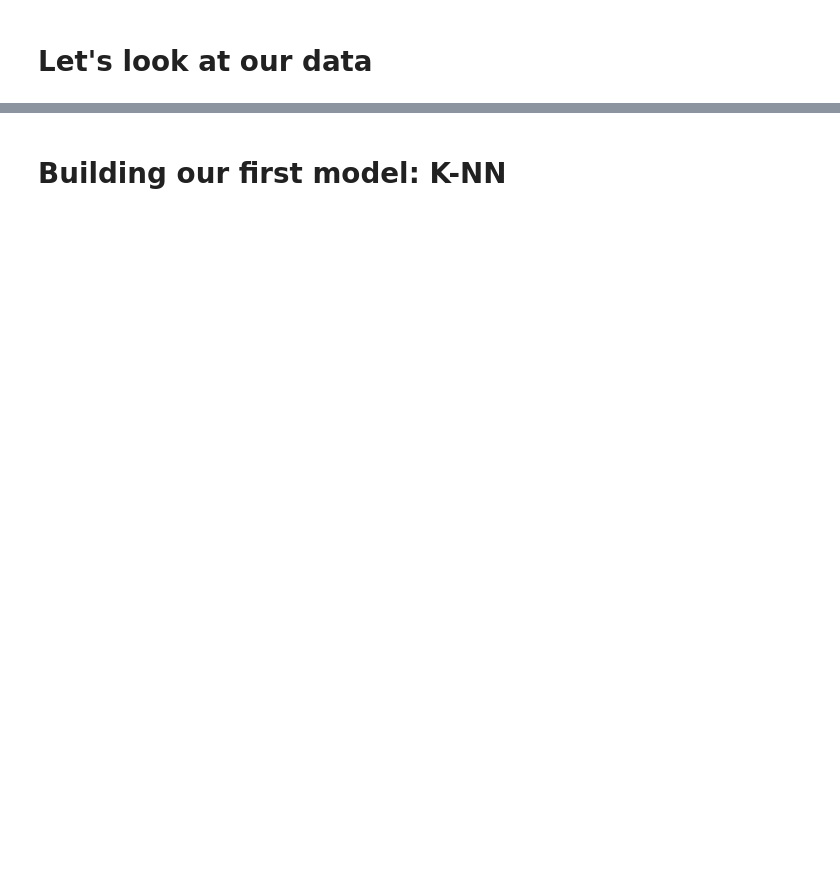
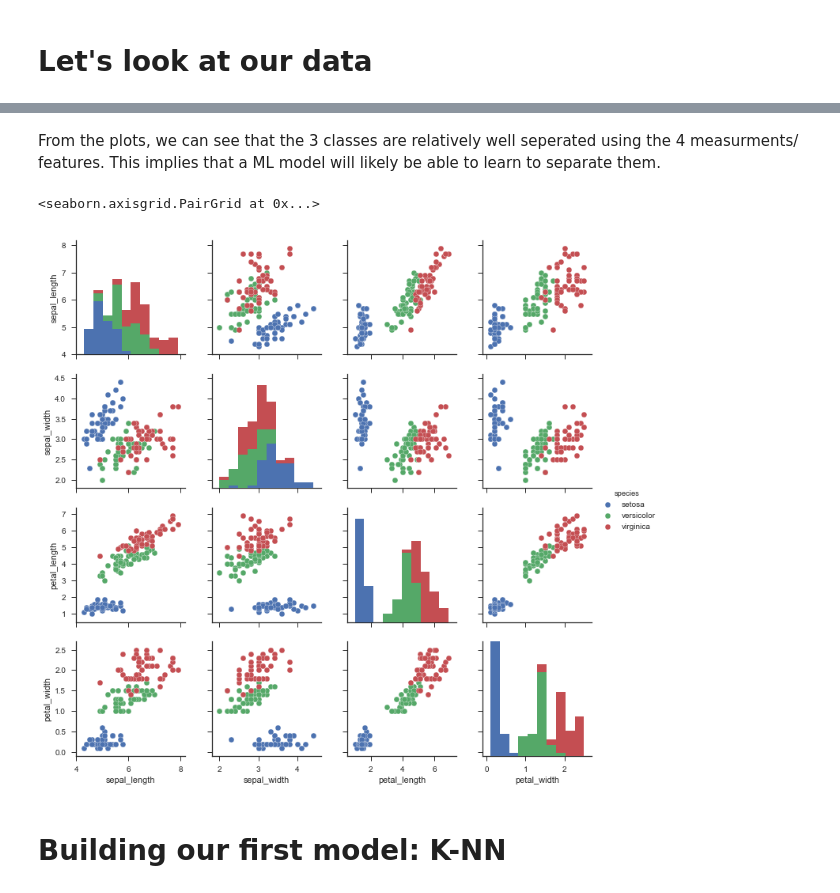
Before and after one commit to prasanth-ntu/prasanth-ntu.github.io, a Jupyter notebook: html/ML-Course/Intro-to-ML-with-Python/First-ML-model.ipynb, the cells around one changed output, grey strips where cells are left out. Drawn from its saved outputs; the diff is of its cells as text; code cells hidden in the pictures; blank space fills up the shorter version.

```diff
--- a/html/ML-Course/Intro-to-ML-with-Python/First-ML-model.ipynb
+++ b/html/ML-Course/Intro-to-ML-with-Python/First-ML-model.ipynb
@@ -138,2 +206,14 @@ grr = pd.plotting.scatter_matrix(iris_dataframe, c=y_train, figsize=(15,15),
+# %% [markdown]
+From the plots, we can see that the 3 classes are relatively well seperated using the 4 measurments/ features. This implies that a ML model will likely be able to learn to separate them.
+# %%
+# Alternatively, we can use seaborn library to make the scatter plot
+import seaborn as sns
+sns.set(style="ticks")
+
+df = sns.load_dataset("iris")
+sns.pairplot(df, hue="species")
+# %% [output]
+<seaborn.axisgrid.PairGrid at 0x...>
+[figure, added]
 # %% [markdown]
 # Building our first model: K-NN
```
Also changed, not shown: parts of 19 cells of this notebook, 2 other files.
